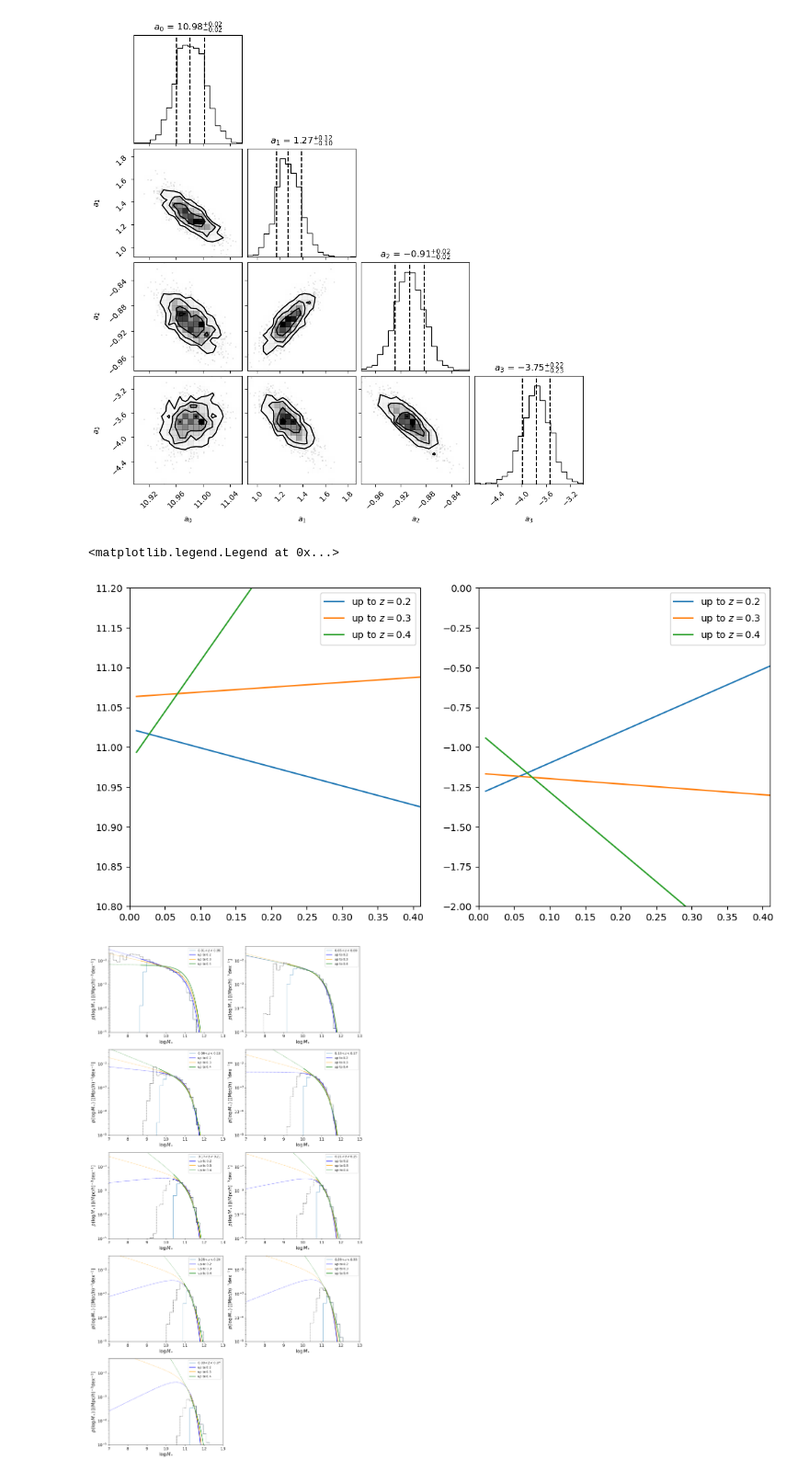
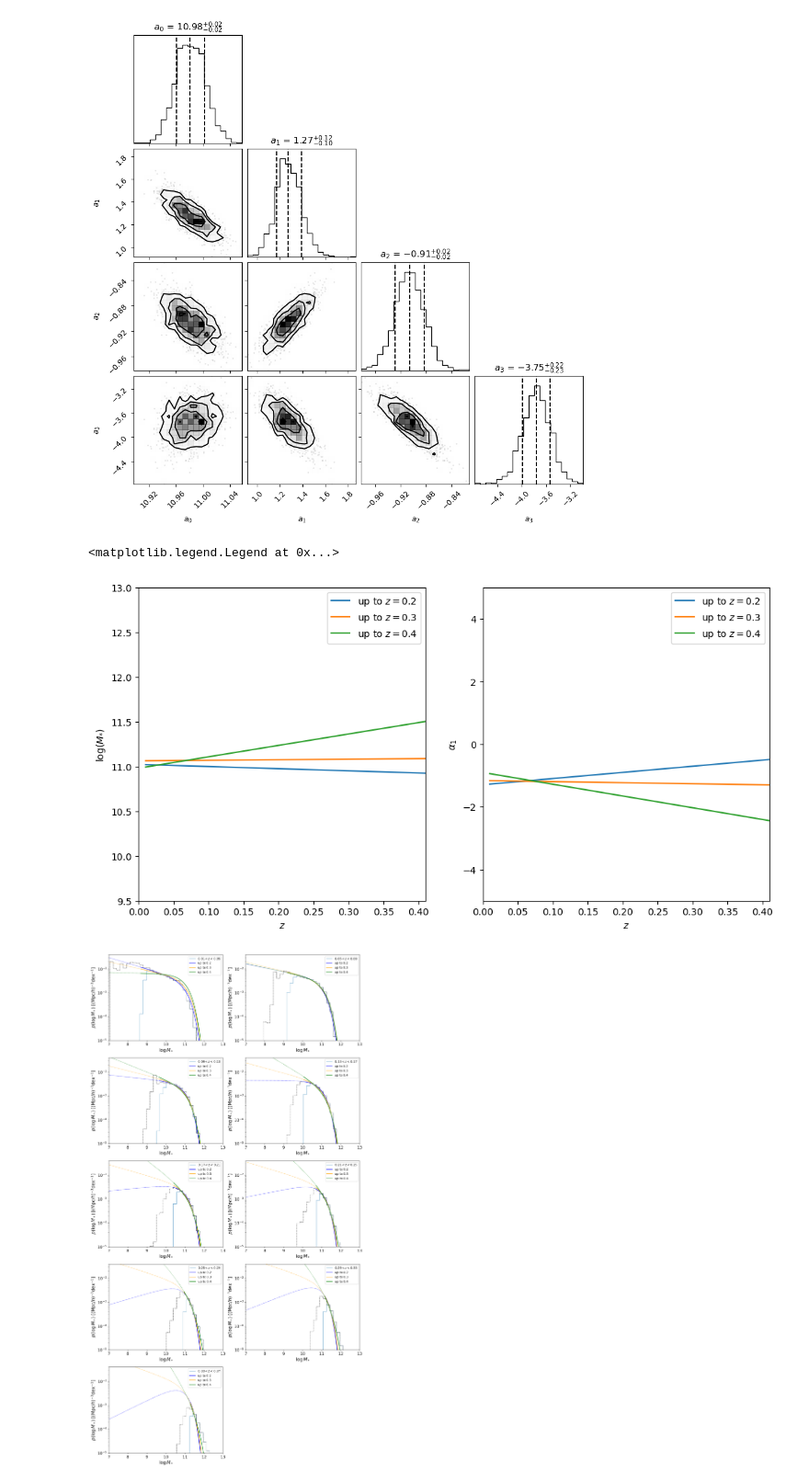
Before and after one commit to fedehope/zSMF, a Jupyter notebook: nb/emcee_check.ipynb, the cells around one changed output. Shown at 92% size. Drawn from its saved outputs; the diff is of its cells as text; code cells hidden in the pictures.

```diff
--- a/nb/emcee_check.ipynb
+++ b/nb/emcee_check.ipynb
@@ -58,29 +65,33 @@ Plotter.plot_emcee_corner(emcee_run_04.flat_samples, emcee_run_04.labels4)
 # %%
 z = np.linspace(0.01,1,5)
 
 best_params02 = emcee_run_02.get_best_params()
 best_params03 = emcee_run_03.get_best_params()
 best_params04 = emcee_run_04.get_best_params()
 
 plt.figure(figsize=(12,6))
 plt.subplot(1,2,1)
 plt.plot(z, best_params02[0] + best_params02[1]*z, label=r'up to $z=0.2$')
 plt.plot(z, best_params03[0] + best_params03[1]*z, label=r'up to $z=0.3$')
 plt.plot(z, best_params04[0] + best_params04[1]*z, label='up to $z=0.4$')
 plt.xlim(0,0.41)
-plt.ylim(10.8, 11.2)
+plt.ylim(9.5, 13.)
+plt.ylabel(r'$\log(M_{*})$')
+plt.xlabel('$z$')
 plt.legend()
 
 plt.subplot(1,2,2)
 plt.plot(z, best_params02[2] + best_params02[3]*z, label=r'up to $z=0.2$')
 plt.plot(z, best_params03[2] + best_params03[3]*z, label=r'up to $z=0.3$')
 plt.plot(z, best_params04[2] + best_params04[3]*z, label='up to $z=0.4$')
 plt.xlim(0,0.41)
-plt.ylim(-2,0)
+plt.ylim(-5,5)
+plt.ylabel(r'$\alpha_{1}$')
+plt.xlabel('$z$')
 plt.legend()
 # %% [output]
 <matplotlib.legend.Legend at 0x...>
-[figure, old version]
+[figure, new version]
 # %%
 vmax_hist = VmaxDensity(bgs.file, is_bgs_bright=True)
 # %%
```
Also changed, not shown: parts of 3 cells of this notebook, 2 other files.
